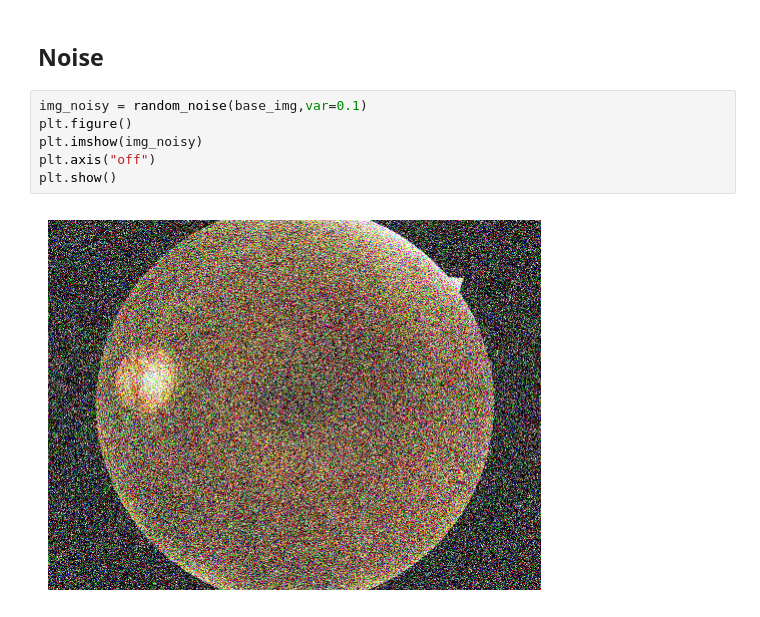
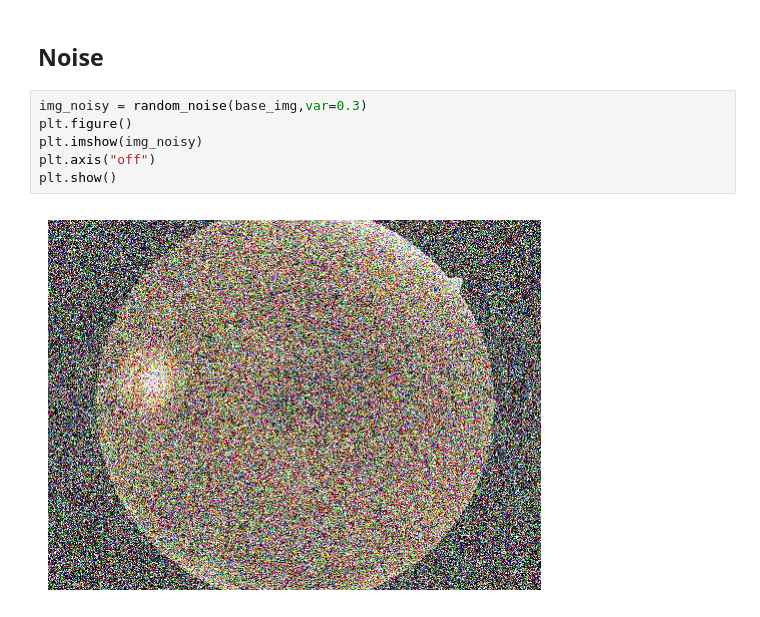
Before and after one commit to purrlab/ProjectInDataScience2026_Exercises, a Jupyter notebook: 10_solving_common_problems/data_augmentation.ipynb, the cells around one changed output. Saved outputs shown, nothing was run; the diff lists cells and outputs as text.

```diff
--- a/10_solving_common_problems/data_augmentation.ipynb
+++ b/10_solving_common_problems/data_augmentation.ipynb
@@ -87,10 +87,10 @@ plt.show()
 # %% [markdown]
 ## Noise
 # %%
-img_noisy = random_noise(base_img,var=0.1)
+img_noisy = random_noise(base_img,var=0.3)
 plt.figure()
 plt.imshow(img_noisy)
 plt.axis("off")
 plt.show()
 # %% [output]
-[figure, old version]
+[figure, new version]
```
Also changed, not shown: parts of 1 cell of this notebook, 1 other file.
